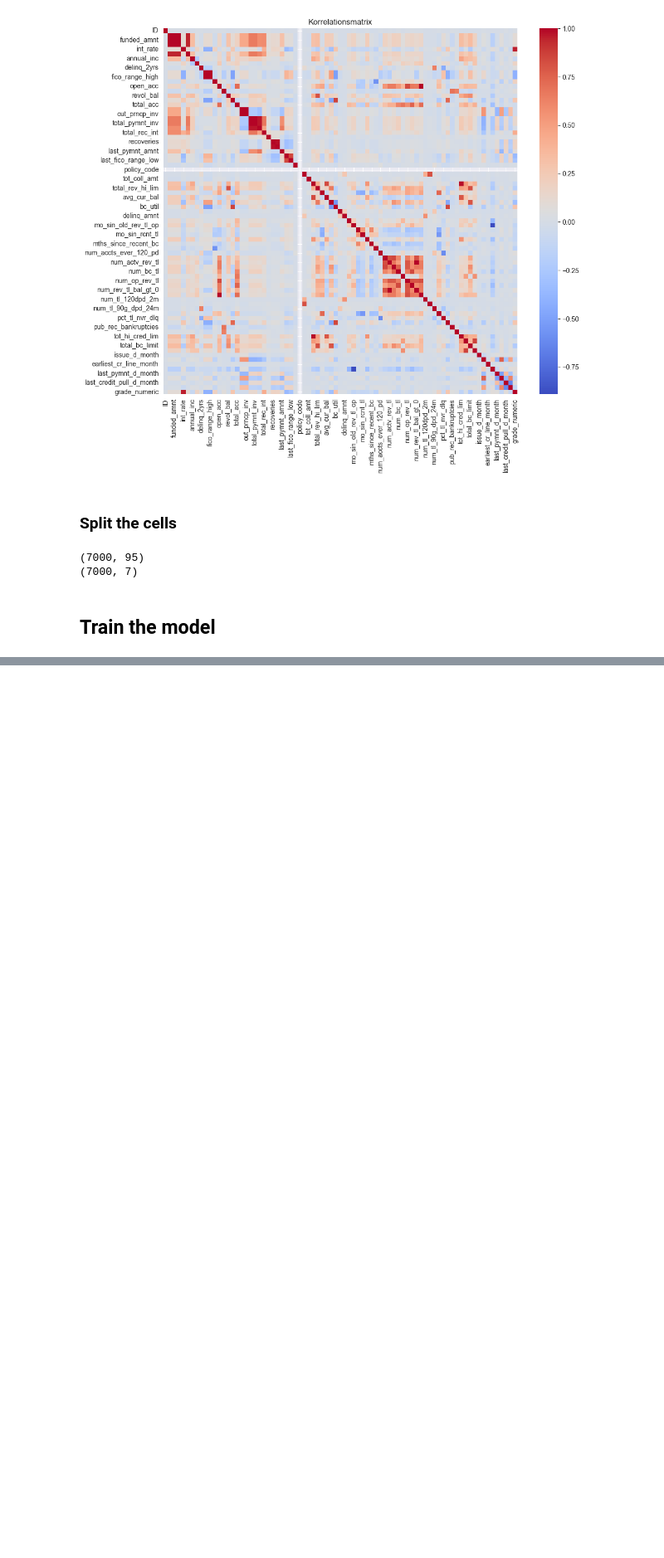
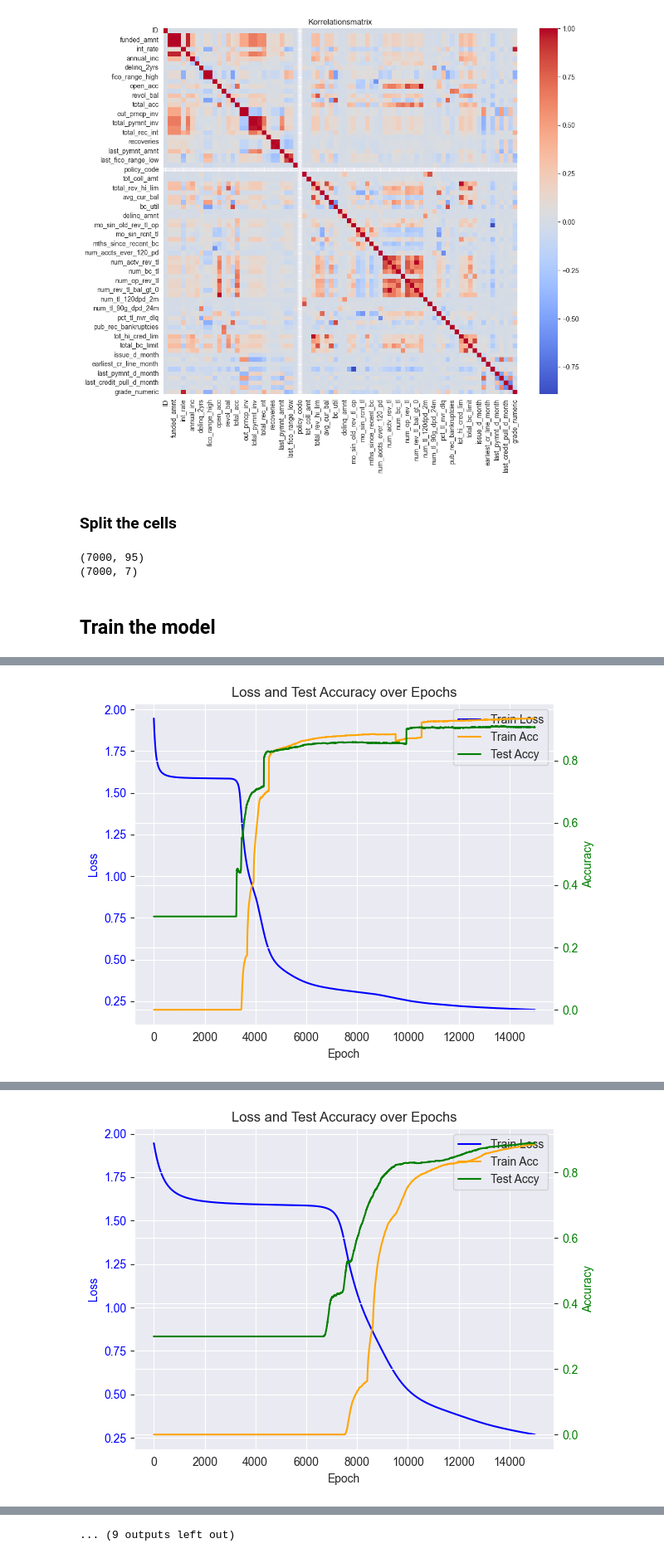
Before and after one commit to paulhoenes/ML_EX2, a Jupyter notebook: loan.ipynb, the cells around one changed output, grey strips where cells are left out. Shown: that part at 83% size. Saved outputs shown, nothing was run; the diff lists cells and outputs as text; code cells hidden in the pictures; blank space fills up the shorter version.

Commit message:
implemented loan further

```diff
--- a/loan.ipynb
+++ b/loan.ipynb
@@ -161,14 +162,14 @@ print(y_train.shape)
 # %%
 import pandas as pd
 import numpy as np
-
 # Loss and Accuracy
 from sklearn.metrics import accuracy_score
 from Implementation.NeuralNetwork import NeuralNetwork
-def train_model(model_params, X_train, y_train,
+
+def train_model_loan(model_params, X_train, y_train,
                 X_test=None, y_test=None,
                 max_epochs=30000,
-                tolerance=1e-5,
+                tolerance=1e-3,
                 patience=10000,
                 print_every=100):
 
@@ -185,6 +186,7 @@ def train_model(model_params, X_train, y_train,
     )
 
     losses = []
+    train_accuracies = []
     test_accuracies = []
     best_loss = float('inf')
     no_improvement = 0
@@ -192,6 +194,13 @@ def train_model(model_params, X_train, y_train,
     for epoch in range(max_epochs):
         loss = model.train(X_train, y_train)
         losses.append(loss)
+
+        # TODO: missing: training acc.
+        # Train-Accuracy berechnen
+        y_pred_train = model.predict(X_train)
+        y_pred_train_bin = (y_pred_train > 0.5).astype(int)
+        acc_train = accuracy_score(y_train, y_pred_train_bin)
+        train_accuracies.append(acc_train)
 
         if X_test is not None and y_test is not None:
             y_test_proba = model.predict(X_test)
@@ -225,11 +234,16 @@ def train_model(model_params, X_train, y_train,
     ax1.set_ylabel("Loss", color='blue')
     ax1.tick_params(axis='y', labelcolor='blue')
 
+    ax2 = ax1.twinx()
+    ax2.plot(train_accuracies, label="Train Acc", color='orange')
     if test_accuracies:
-        ax2 = ax1.twinx()
-        ax2.plot(test_accuracies, label="Test Accuracy", color='green')
+        ax2.plot(test_accuracies, label="Test Accy", color='green')
         ax2.set_ylabel("Accuracy", color='green')
         ax2.tick_params(axis='y', labelcolor='green')
+
+    lines_1, labels_1 = ax1.get_legend_handles_labels()
+    lines_2, labels_2 = ax2.get_legend_handles_labels()
+    ax1.legend(lines_1 + lines_2, labels_1 + labels_2, loc='upper right')
 
     plt.title("Loss and Test Accuracy over Epochs")
     fig.tight_layout()
@@ -237,35 +251,38 @@ def train_model(model_params, X_train, y_train,
     plt.show()
 
     print(f"\nMinimum loss: {min(losses):.6f}")
+    print(f"Maximum train accuracy: {max(train_accuracies):.4f}")
     if test_accuracies:
         print(f"Maximum test accuracy: {max(test_accuracies):.4f}")
 
-    return losses, test_accuracies
+    return losses, train_accuracies, test_accuracies
 
 
 
 
 parameter_grid = [
-    # Regularization
-    # {'input_size': 95, 'hidden1_size': 32, 'hidden2_size': 16,  'output_size': 7, 'lr': 0.01,  'activation_hidden': 'relu', 'l2_lambda': 0.1},
-    # {'input_size': 95, 'hidden1_size': 32, 'hidden2_size': 16,  'output_size': 7, 'lr': 0.01,  'activation_hidden': 'relu', 'l2_lambda': 1e-4},
-    # {'input_size': 95, 'hidden1_size': 32, 'hidden2_size': 16,  'output_size': 7, 'lr': 0.01,  'activation_hidden': 'relu', 'l2_lambda': 1e-3},
-    # {'input_size': 95, 'hidden1_size': 32, 'hidden2_size': 16,  'output_size': 7, 'lr': 0.01,  'activation_hidden': 'relu', 'l2_lambda': 1e-2},
-
-
     # Neurons
-    {'input_size': 95, 'hidden1_size': 6, 'hidden2_size': 4,  'output_size': 7, 'lr': 0.05,  'activation_hidden': 'relu','l2_lambda': 1e-4}, # underfitting example
-    {'input_size': 95, 'hidden1_size': 62, 'hidden2_size': 42,  'output_size': 7, 'lr': 0.01,  'activation_hidden': 'relu', 'l2_lambda': 1e-4}, # rule of thumb
+    {'input_size': 95, 'hidden1_size': 6, 'hidden2_size': 4,  'output_size': 7, 'lr': 0.01,  'activation_hidden': 'relu','l2_lambda': 1e-4}, # underfitting example
+    {'input_size': 95, 'hidden1_size': 6, 'hidden2_size': 4,  'output_size': 7, 'lr': 0.05,  'activation_hidden': 'relu','l2_lambda': 1e-4}, # underfitting example, adjusted learning-rate
+    {'input_size': 95, 'hidden1_size': 30, 'hidden2_size': 20,  'output_size': 7, 'lr': 0.01,  'activation_hidden': 'relu', 'l2_lambda': 1e-4}, # underfitting example
+    {'input_size': 95, 'hidden1_size': 67, 'hidden2_size': 45,  'output_size': 7, 'lr': 0.01,  'activation_hidden': 'relu', 'l2_lambda': 1e-4}, # rule of thumb
     {'input_size': 95, 'hidden1_size': 90, 'hidden2_size': 75,  'output_size': 7, 'lr': 0.01,  'activation_hidden': 'relu', 'l2_lambda': 1e-4}, # overfitting example
 
+    # Regularization
+    {'input_size': 95, 'hidden1_size': 67, 'hidden2_size': 45,  'output_size': 7, 'lr': 0.01,  'activation_hidden': 'relu', 'l2_lambda': 0.0},
+    {'input_size': 95, 'hidden1_size': 67, 'hidden2_size': 45,  'output_size': 7, 'lr': 0.01,  'activation_hidden': 'relu', 'l2_lambda': 1e-3},
+    {'input_size': 95, 'hidden1_size': 67, 'hidden2_size': 45,  'output_size': 7, 'lr': 0.01,  'activation_hidden': 'relu', 'l2_lambda': 3e-3},
+    {'input_size': 95, 'hidden1_size': 67, 'hidden2_size': 45,  'output_size': 7, 'lr': 0.01,  'activation_hidden': 'relu', 'l2_lambda': 1e-4},
+
     # activation functions
-    {'input_size': 95, 'hidden1_size': 6, 'hidden2_size': 4,  'output_size': 7, 'lr': 0.01,  'activation_hidden': 'sigmoid', 'l2_lambda': 1e-4},
-    {'input_size': 95, 'hidden1_size': 6, 'hidden2_size': 4,  'output_size': 7, 'lr': 0.01,  'activation_hidden': 'tanh', 'l2_lambda': 1e-4},
+    {'input_size': 95, 'hidden1_size': 67, 'hidden2_size': 45,  'output_size': 7, 'lr': 0.01,  'activation_hidden': 'sigmoid', 'l2_lambda': 1e-4},
+    {'input_size': 95, 'hidden1_size': 67, 'hidden2_size': 45,  'output_size': 7, 'lr': 0.01,  'activation_hidden': 'tanh', 'l2_lambda': 1e-4},
 
     # Learning rates
-    {'input_size': 95, 'hidden1_size': 6, 'hidden2_size': 4,  'output_size': 7, 'lr': 0.01,  'activation_hidden': 'relu', 'l2_lambda': 1e-4},
-    {'input_size': 95, 'hidden1_size': 6, 'hidden2_size': 4,  'output_size': 7, 'lr': 0.2,  'activation_hidden': 'relu', 'l2_lambda': 1e-4},
-    {'input_size': 95, 'hidden1_size': 6, 'hidden2_size': 4,  'output_size': 7, 'lr': 0.001,  'activation_hidden': 'relu', 'l2_lambda': 1e-4}
+    {'input_size': 95, 'hidden1_size': 67, 'hidden2_size': 45,  'output_size': 7, 'lr': 0.1,  'activation_hidden': 'relu', 'l2_lambda': 1e-4},
+    {'input_size': 95, 'hidden1_size': 67, 'hidden2_size': 45,  'output_size': 7, 'lr': 0.01,  'activation_hidden': 'relu', 'l2_lambda': 1e-4},
+    {'input_size': 95, 'hidden1_size': 67, 'hidden2_size': 45,  'output_size': 7, 'lr': 0.001,  'activation_hidden': 'relu', 'l2_lambda': 1e-4},
+    {'input_size': 95, 'hidden1_size': 67, 'hidden2_size': 45,  'output_size': 7, 'lr': 0.0001,  'activation_hidden': 'relu', 'l2_lambda': 1e-4}
 
 ]
 
@@ -274,14 +291,14 @@ for i, params in enumerate(parameter_grid):
     print(f"\n=== Training Model {i+1}/{len(parameter_grid)} ===")
     print(f"Parameters: {params}")
 
-    losses, test_accuracies = train_model(
+    losses, train_accuracies, test_accuracies = train_model_loan(
         params,
         X_train, y_train,
         X_test=X_test, y_test=y_test,
-        max_epochs=150000,
+        max_epochs=15000,
         tolerance=1e-3,
-        patience=10000,
-        print_every=10000
+        patience=2000,
+        print_every=2000
     )
 
     results.append({
@@ -300,0 +328 @@ Epoch 20000: Loss = 0.115628
+[figure, added]
@@ -300,0 +346 @@ Epoch 20000: Loss = 0.115628
+[figure, added]
@@ -300,0 +419 @@ Epoch 20000: Loss = 0.115628
+... (9 outputs left out)
```
Also changed, not shown: parts of 9 cells of this notebook.
